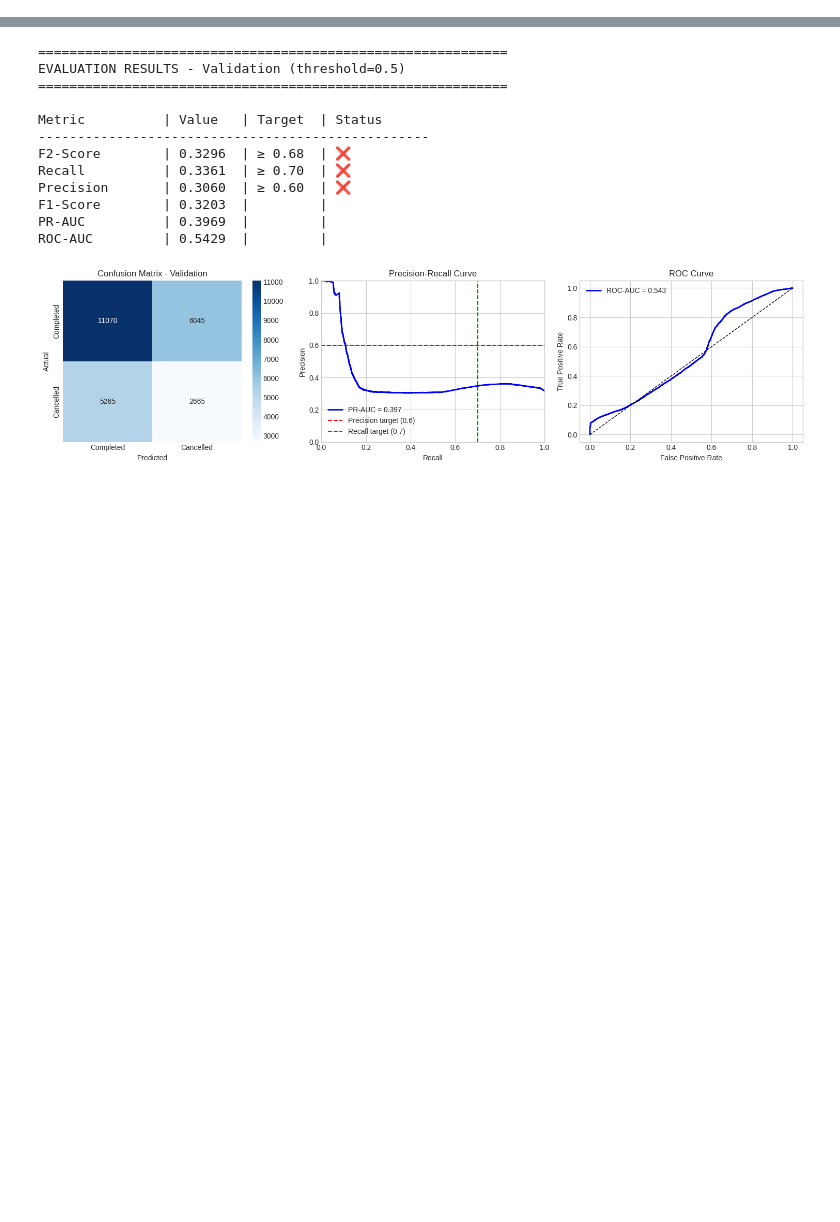
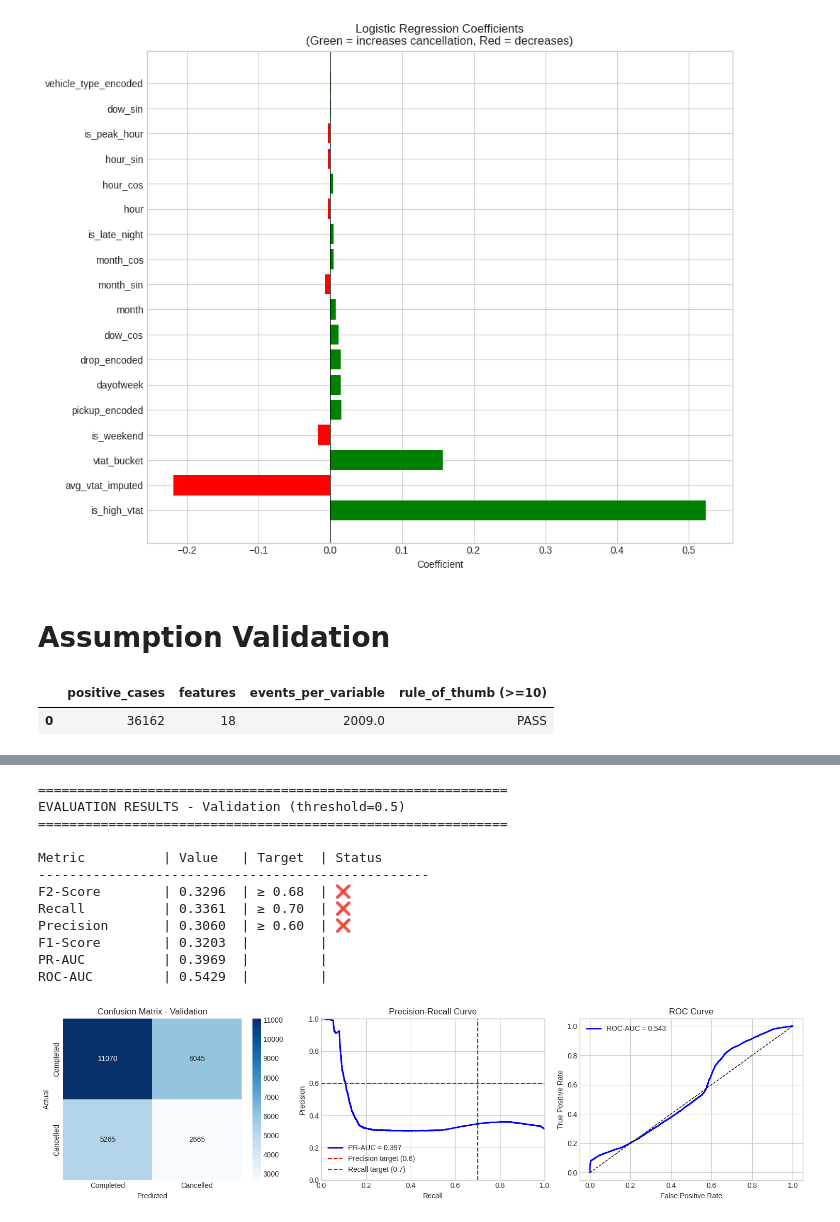
Before and after one commit to amaldu/uber-ride-cancellation-prediction, a Jupyter notebook: uber-analysis/notebooks/07_baseline_logistic_regression.ipynb, the cells around one changed output, grey strips where cells are left out. Drawn from its saved outputs; the diff is of its cells as text; code cells hidden in the pictures; blank space fills up the shorter version.

```diff
--- a/uber-analysis/notebooks/07_baseline_logistic_regression.ipynb
+++ b/uber-analysis/notebooks/07_baseline_logistic_regression.ipynb
@@ -4,0 +67,15 @@ This notebook trains a Logistic Regression model as a baseline for the cancellat
+# %%
+dummy = DummyClassifier(strategy="most_frequent", random_state=42)
+dummy.fit(X_train_scaled, y_train)
+
+y_dummy_pred = dummy.predict(X_val_scaled)
+y_dummy_prob = dummy.predict_proba(X_val_scaled)[:, 1] if hasattr(dummy, "predict_proba") else np.zeros(len(y_val))
+
+dummy_metrics = pd.DataFrame([{
+    "model": "DummyClassifier (most_frequent)",
+    "f2": fbeta_score(y_val, y_dummy_pred, beta=2),
+    "f1": f1_score(y_val, y_dummy_pred, zero_division=0),
+    "precision": precision_score(y_val, y_dummy_pred, zero_division=0),
+    "recall": recall_score(y_val, y_dummy_pred, zero_division=0),
+}])
+dummy_metrics
@@ -4,0 +132,30 @@ This notebook trains a Logistic Regression model as a baseline for the cancellat
+# %%
+fig, ax = plt.subplots(figsize=(10, 8))
+
+colors = ['green' if c > 0 else 'red' for c in feature_importance['coefficient']]
+ax.barh(feature_importance['feature'], feature_importance['coefficient'], color=colors)
+ax.set_xlabel('Coefficient')
+ax.set_title('Logistic Regression Coefficients\n(Green = increases cancellation, Red = decreases)')
+ax.axvline(x=0, color='black', linewidth=0.5)
+
+plt.tight_layout()
+plt.show()
+# %% [output]
+[figure, added]
+# %% [markdown]
+# Assumption Validation
+# %%
+n_events = y_train.sum()
+n_features = X_train.shape[1]
+epv = n_events / n_features
+
+epv_df = pd.DataFrame([{
+    "positive_cases": int(n_events),
+    "features": n_features,
+    "events_per_variable": round(epv, 1),
+    "rule_of_thumb (>=10)": "PASS" if epv >= 10 else "FAIL"
+}])
+epv_df
+# %% [output]
+|  | positive_cases | features | events_per_variable | rule_of_thumb (>=10) |
+| 0 | 36162 | 18 | 2009.0 | PASS |
```
Also changed, not shown: parts of 43 cells of this notebook.
